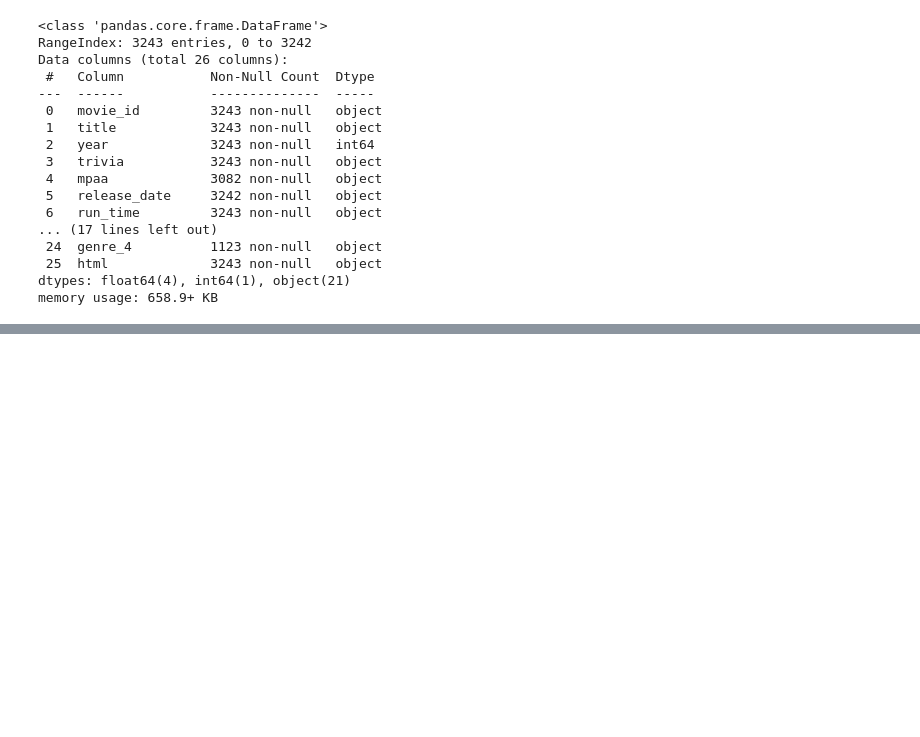
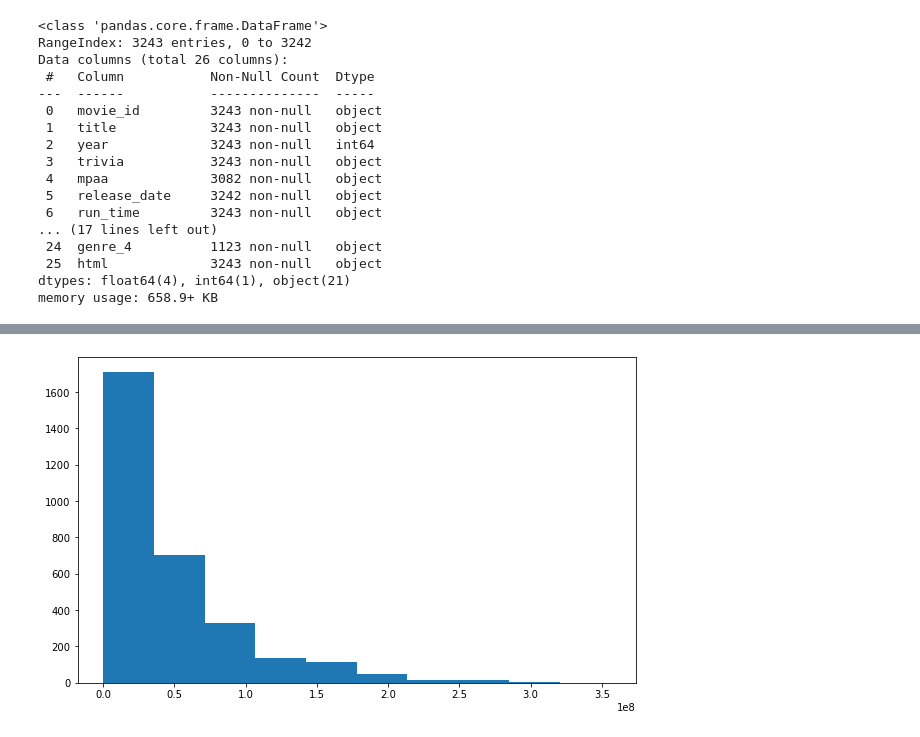
Before and after one commit to JaimeStarling/Project_Group_Five, a Jupyter notebook: Nasreen's Work/Data Exploration_Nasreen.ipynb, the cells around one changed output, grey strips where cells are left out. Saved outputs shown, nothing was run; the diff lists cells and outputs as text; code cells hidden in the pictures; blank space fills up the shorter version.

```diff
--- a/Nasreen's Work/Data Exploration_Nasreen.ipynb
+++ b/Nasreen's Work/Data Exploration_Nasreen.ipynb
@@ -167,0 +254,6 @@ Name: mpaa, Length: 3243, dtype: object
+# %%
+plt.figure(figsize=(10,6))
+plt.hist(mojo_upd_df["budget"])
+plt.show()
+# %% [output]
+[figure, added]
```
Also changed, not shown: parts of 41 cells of this notebook.
